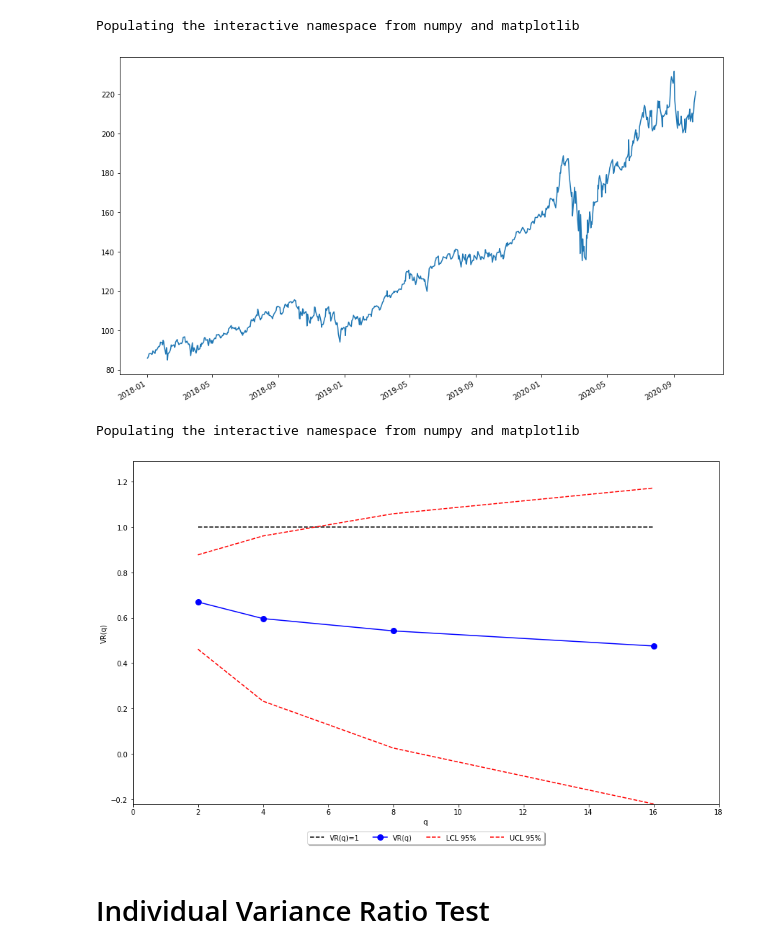
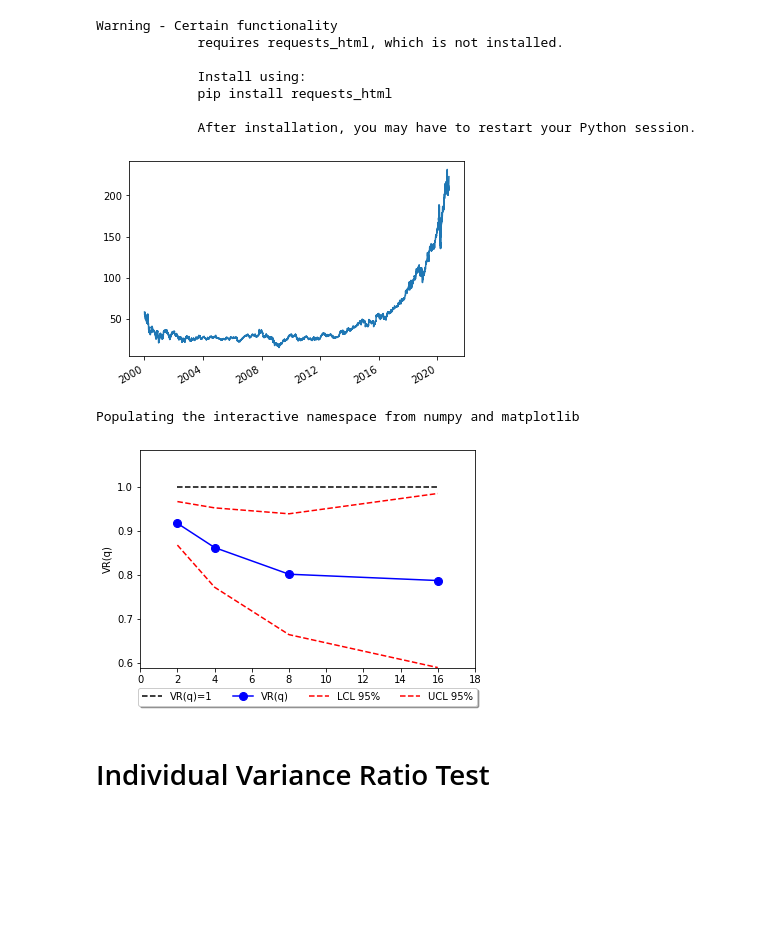
Before and after one commit to mihaelapatrascu/MFM, a Jupyter notebook: Ch_02/MFM_VR_Test.ipynb, the cells around one changed output. Saved outputs shown, nothing was run; the diff lists cells and outputs as text; code cells hidden in the pictures; blank space fills up the shorter version.

```diff
--- a/Ch_02/MFM_VR_Test.ipynb
+++ b/Ch_02/MFM_VR_Test.ipynb
@@ -1,31 +1,38 @@
 # %%
 import warnings
 warnings.simplefilter("ignore")
 
 import pandas as pd
 import scipy.stats as stat
 
 import datetime
 import numpy as np
 
+
+from yahoo_fin.stock_info import *
+
 # We will look at stock prices over the past year, starting at January 1, 2016
-start = datetime.datetime(2018,1,1)
+start = datetime.datetime(2000,1,1)
 end = datetime.date.today()
 
 
 
 
 stock = get_data('msft' , start_date = start, end_date = end)
 
 stock.head()
 
-%pylab inline
-pylab.rcParams['figure.figsize'] = (15, 9)   # Change the size of plots
 stock["close"].plot(grid = False) # Plot the adjusted closing price
 close = pd.DataFrame(stock["close"])
 # %% [output]
-Populating the interactive namespace from numpy and matplotlib
+Warning - Certain functionality
+             requires requests_html, which is not installed.
+
+             Install using:
+             pip install requests_html
+
+             After installation, you may have to restart your Python session.
-[figure, old version]
+[figure, new version]
 # %%
 
 vrt = []
@@ -72,10 +79,10 @@ def VRTest(x,k,alpha):
             delta=sum1/(sum2**2)
             vv=vv+(((2*(q[i]-j)/q[i])**2)*delta)
         v=vv
-        z=(vr-1)/sqrt(v)
+        z=(vr-1)/np.sqrt(v)
         one=1
-        lower=vr-stat.norm.ppf(1-alpha/2)*sqrt(v)
-        upper=vr+stat.norm.ppf(1-alpha/2)*sqrt(v)
+        lower=vr-stat.norm.ppf(1-alpha/2)*np.sqrt(v)
+        upper=vr+stat.norm.ppf(1-alpha/2)*np.sqrt(v)
         pval=stat.norm.cdf(z)
         varvrt.append(v)
         zvrt.append(z)
@@ -90,7 +97,7 @@ k=4
 VRTest(close,k,alpha)
 confidence=1-alpha
 %pylab inline
-pylab.rcParams['figure.figsize'] = (15, 9)   # Change the size of plots
+#pylab.rcParams['figure.figsize'] = (15, 9)   # Change the size of plots
 plt.ylim(min(lcl), max(ucl)*1.1)
 plt.xlim(0, 2**k+2)
 plt.xlabel( 'q' )
@@ -104,7 +111,7 @@ plt.legend(loc='upper center', bbox_to_anchor=(0.5, -0.07),fancybox=True, shadow
 plt.show()
 # %% [output]
 Populating the interactive namespace from numpy and matplotlib
-[figure, old version]
+[figure, new version]
 # %% [markdown]
 # Individual Variance Ratio Test
 # %%
```
Also changed, not shown: parts of 2 cells of this notebook.
